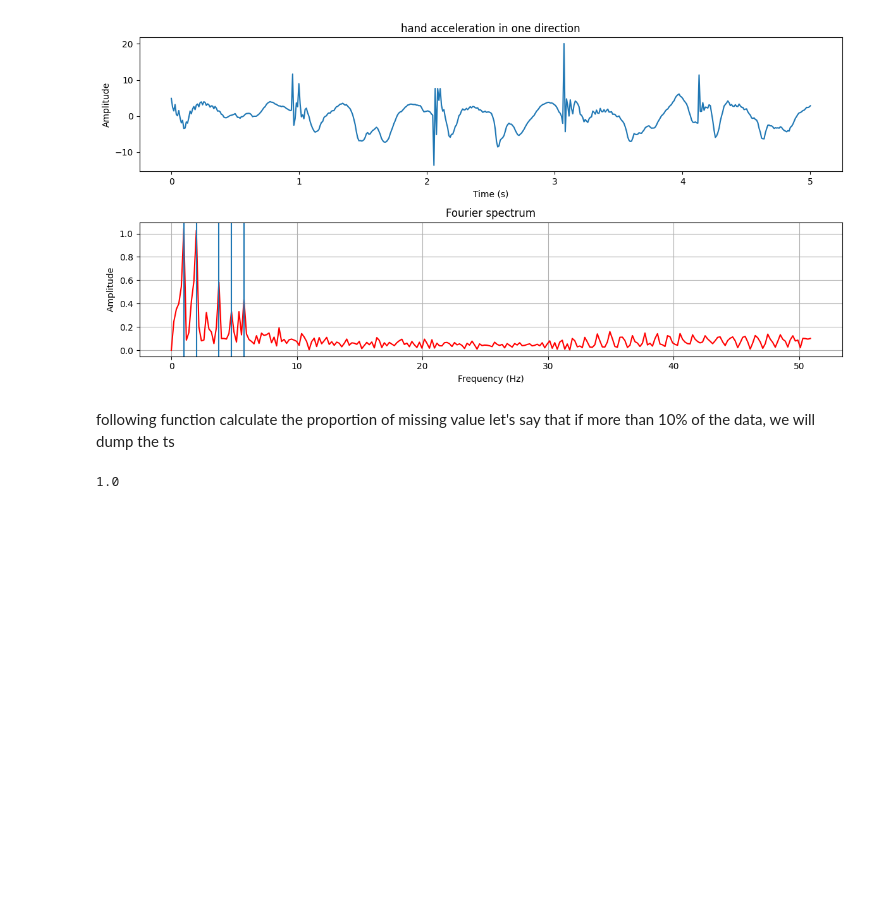
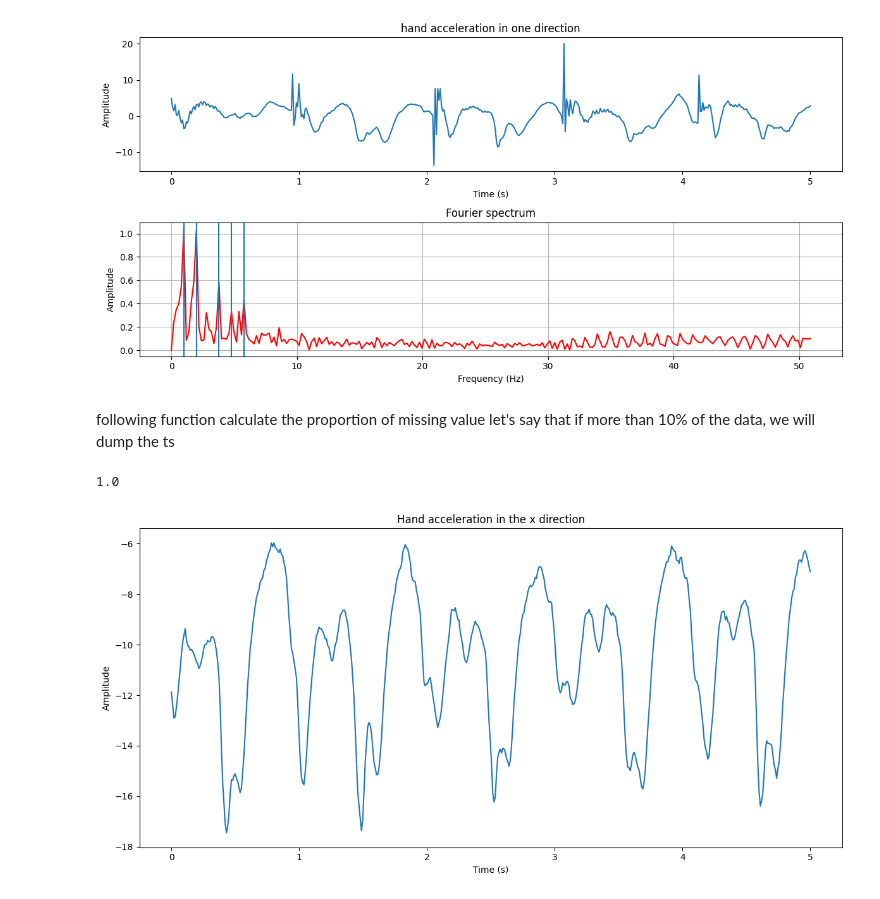
Before and after one commit to diegolall/ml_p3, a Jupyter notebook: tests.ipynb, the cells around one changed output. Saved outputs shown, nothing was run; the diff lists cells and outputs as text; code cells hidden in the pictures; blank space fills up the shorter version.

```diff
--- a/tests.ipynb
+++ b/tests.ipynb
@@ -306,0 +331,4 @@ missing_values(cd_number["CT"],X_train,600)
+# %%
+display__ts_feature(cd_number["HAX"],X_train,600)
+# %% [output]
+[figure, added]
```
Also changed, not shown: parts of 4 cells of this notebook.
